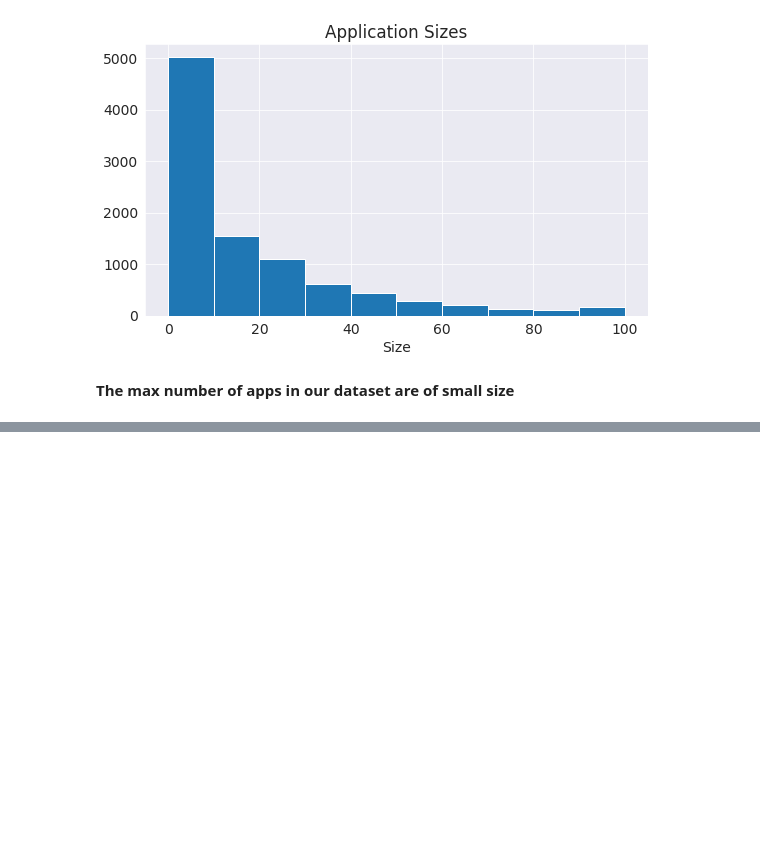
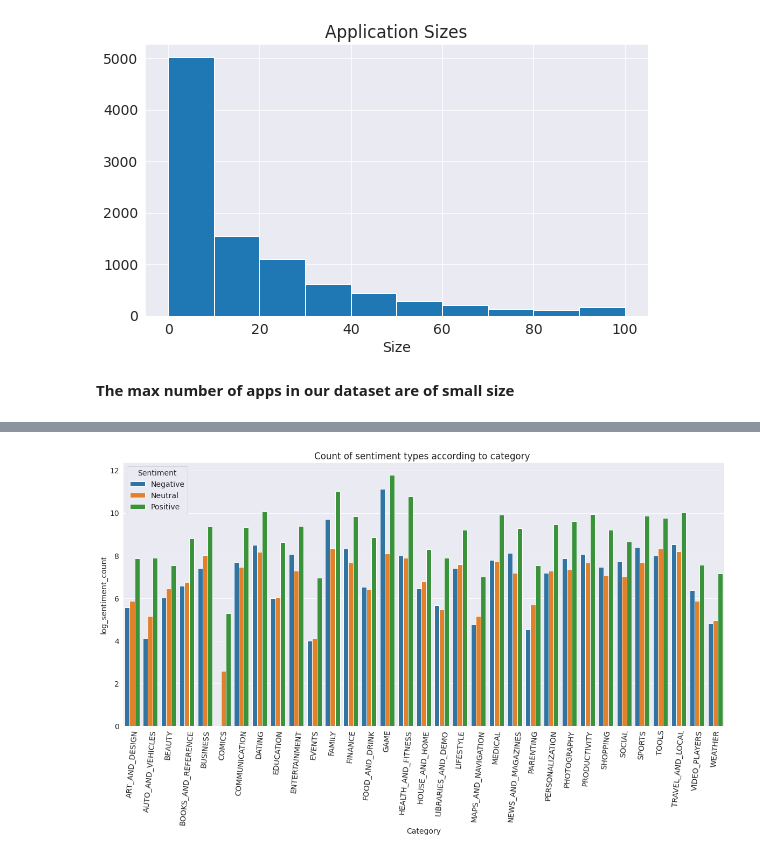
Before and after one commit to Harshalkotkar21/play_store_app_analysis, a Jupyter notebook: Play_Store_App_Review_Analysis_Capstone_Project.ipynb, the cells around one changed output, grey strips where cells are left out. Saved outputs shown, nothing was run; the diff lists cells and outputs as text; code cells hidden in the pictures; blank space fills up the shorter version.

```diff
--- a/Play_Store_App_Review_Analysis_Capstone_Project.ipynb
+++ b/Play_Store_App_Review_Analysis_Capstone_Project.ipynb
@@ -335,3 +336,7 @@ Text(0.5, 1.0, 'Application Sizes')
 [figure]
 # %% [markdown]
 **The max number of apps in our dataset are of small size**
+# %%
+# Merging playstore data and user reviews data
+
+merged_data=ps_data.merge(reviews_data,on='App')
@@ -337,0 +360,15 @@ Text(0.5, 1.0, 'Application Sizes')
+# %%
+# distribution of types of revies in dataset
+category_sentiment=merged_data.groupby(['Category','Sentiment']).size().reset_index(name='Sentiment count')
+# %%
+category_sentiment['log_sentiment_count']=np.log2(category_sentiment['Sentiment count'])
+# %%
+plt.figure(figsize=(20,9))
+plt.xticks(rotation=85)
+plt.xlabel('Category')
+plt.ylabel('Sentiment_counts')
+sns.barplot('Category','log_sentiment_count',hue='Sentiment',data=category_sentiment)
+plt.title('Count of sentiment types according to category ')
+plt.show()
+# %% [output]
+[figure, added]
```
Also changed, not shown: parts of 9 cells of this notebook.
